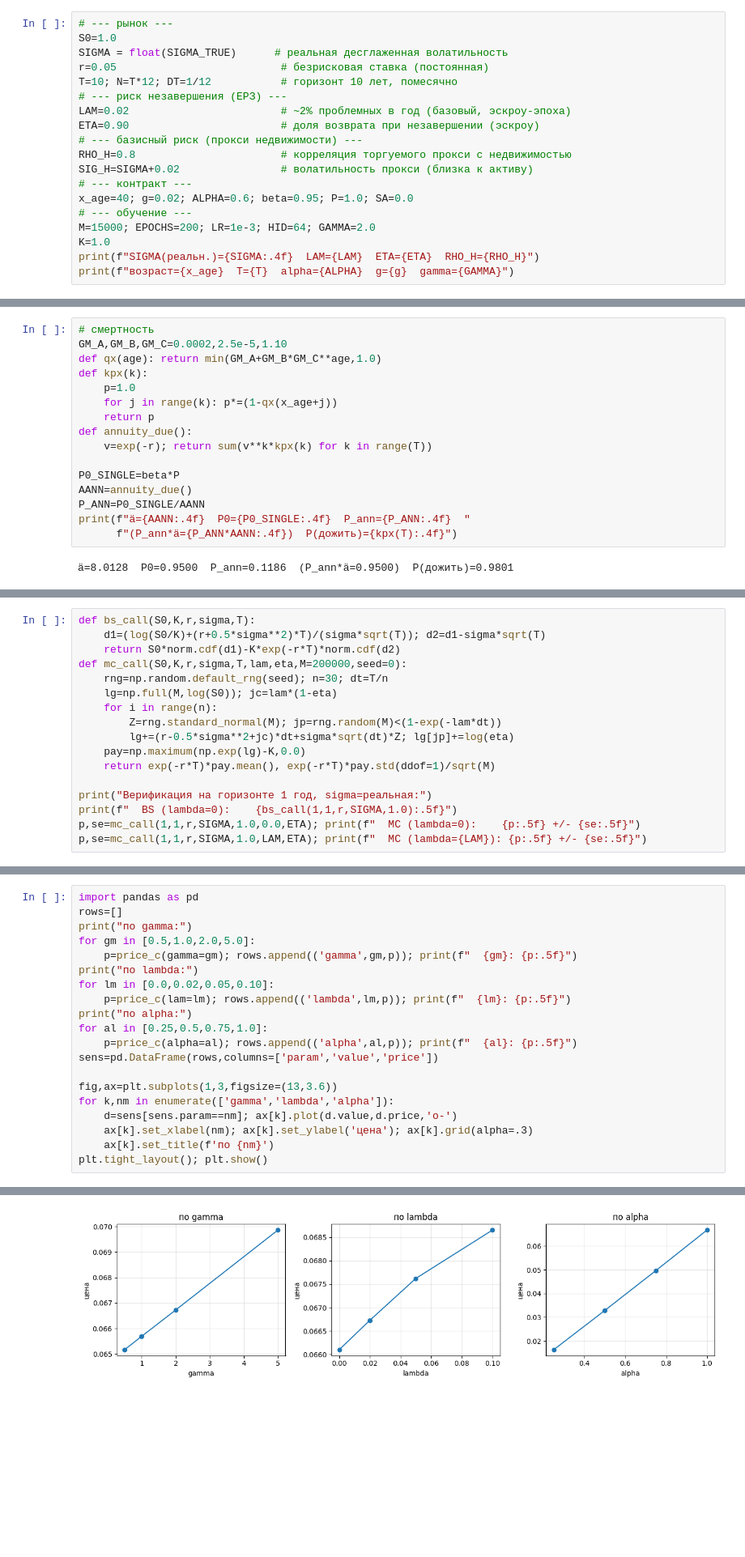
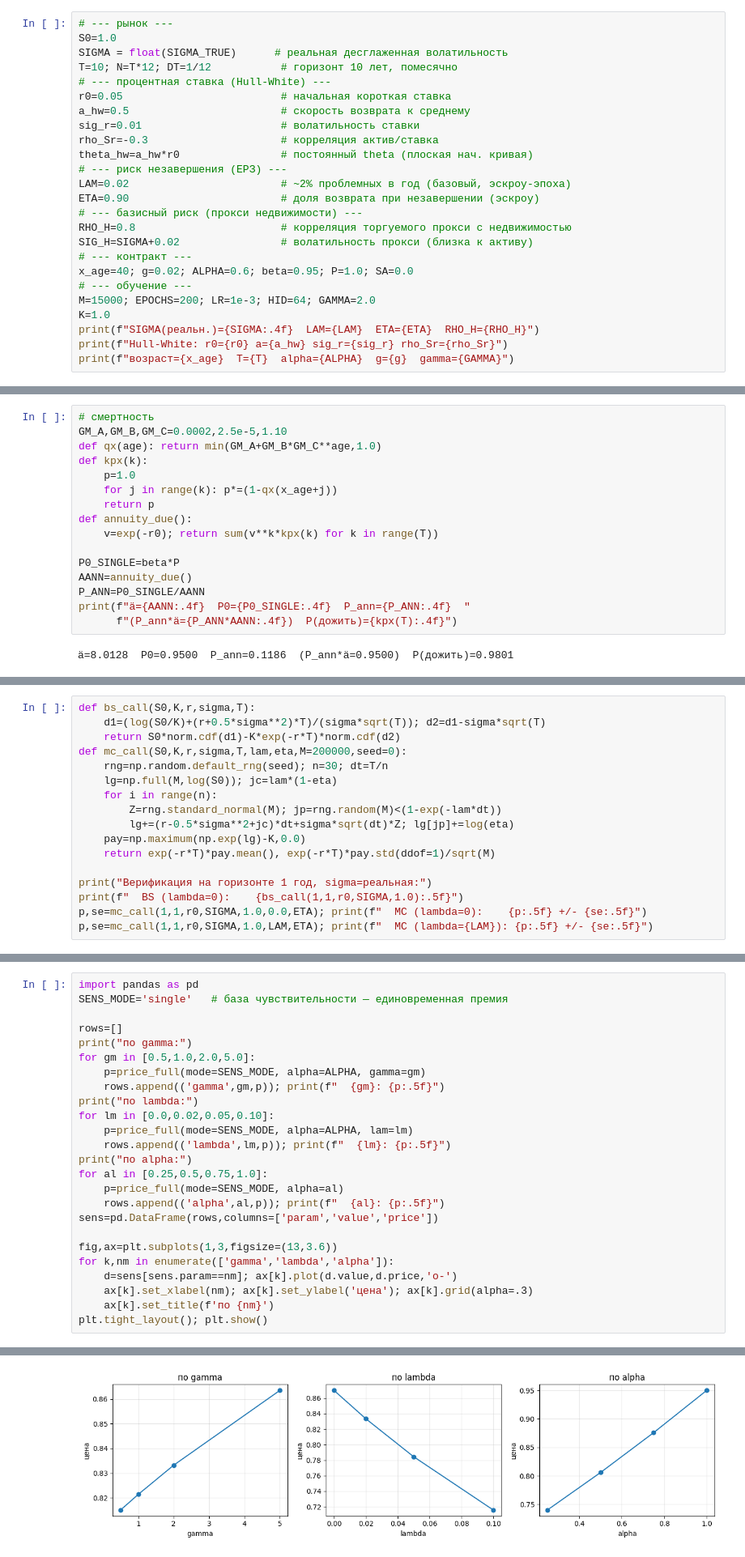
Before and after one commit to Limon4ik1LoVe/calculation_cost_participation_in_profits, a Jupyter notebook: calculator.ipynb, the cells around one changed output, grey strips where cells are left out. Shown at 81% size. Drawn from its saved outputs; the diff is of its cells as text; blank space fills up the shorter version.

```diff
--- a/calculator.ipynb
+++ b/calculator.ipynb
@@ -103,8 +103,13 @@ sigma десглаженная (год) = 0.0879  <-- используем в м
 # --- рынок ---
 S0=1.0
 SIGMA = float(SIGMA_TRUE)      # реальная десглаженная волатильность
-r=0.05                          # безрисковая ставка (постоянная)
 T=10; N=T*12; DT=1/12           # горизонт 10 лет, помесячно
+# --- процентная ставка (Hull-White) ---
+r0=0.05                         # начальная короткая ставка
+a_hw=0.5                        # скорость возврата к среднему
+sig_r=0.01                      # волатильность ставки
+rho_Sr=-0.3                     # корреляция актив/ставка
+theta_hw=a_hw*r0                # постоянный theta (плоская нач. кривая)
 # --- риск незавершения (ЕРЗ) ---
 LAM=0.02                        # ~2% проблемных в год (базовый, эскроу-эпоха)
 ETA=0.90                        # доля возврата при незавершении (эскроу)
@@ -117,6 +122,7 @@ x_age=40; g=0.02; ALPHA=0.6; beta=0.95; P=1.0; SA=0.0
 M=15000; EPOCHS=200; LR=1e-3; HID=64; GAMMA=2.0
 K=1.0
 print(f"SIGMA(реальн.)={SIGMA:.4f}  LAM={LAM}  ETA={ETA}  RHO_H={RHO_H}")
+print(f"Hull-White: r0={r0} a={a_hw} sig_r={sig_r} rho_Sr={rho_Sr}")
 print(f"возраст={x_age}  T={T}  alpha={ALPHA}  g={g}  gamma={GAMMA}")
 # %% [output]
 SIGMA(реальн.)=0.0879  LAM=0.02  ETA=0.9  RHO_H=0.8
@@ -137,7 +144,7 @@ def kpx(k):
     for j in range(k): p*=(1-qx(x_age+j))
     return p
 def annuity_due():
-    v=exp(-r); return sum(v**k*kpx(k) for k in range(T))
+    v=exp(-r0); return sum(v**k*kpx(k) for k in range(T))
 
 P0_SINGLE=beta*P
 AANN=annuity_due()
@@ -245,9 +309,9 @@ def mc_call(S0,K,r,sigma,T,lam,eta,M=200000,seed=0):
     return exp(-r*T)*pay.mean(), exp(-r*T)*pay.std(ddof=1)/sqrt(M)
 
 print("Верификация на горизонте 1 год, sigma=реальная:")
-print(f"  BS (lambda=0):    {bs_call(1,1,r,SIGMA,1.0):.5f}")
-p,se=mc_call(1,1,r,SIGMA,1.0,0.0,ETA); print(f"  MC (lambda=0):    {p:.5f} +/- {se:.5f}")
-p,se=mc_call(1,1,r,SIGMA,1.0,LAM,ETA); print(f"  MC (lambda={LAM}): {p:.5f} +/- {se:.5f}")
+print(f"  BS (lambda=0):    {bs_call(1,1,r0,SIGMA,1.0):.5f}")
+p,se=mc_call(1,1,r0,SIGMA,1.0,0.0,ETA); print(f"  MC (lambda=0):    {p:.5f} +/- {se:.5f}")
+p,se=mc_call(1,1,r0,SIGMA,1.0,LAM,ETA); print(f"  MC (lambda={LAM}): {p:.5f} +/- {se:.5f}")
 # %% [output]
 Верификация на горизонте 1 год, sigma=реальная:
   BS (lambda=0):    0.06396
@@ -316,15 +437,20 @@ def price_c(sigma=SIGMA,lam=LAM,rho_h=RHO_H,gamma=GAMMA,alpha=1.0,M=12000,epochs
 # %%
 import pandas as pd
+SENS_MODE='single'   # база чувствительности — единовременная премия
+
 rows=[]
 print("по gamma:")
 for gm in [0.5,1.0,2.0,5.0]:
-    p=price_c(gamma=gm); rows.append(('gamma',gm,p)); print(f"  {gm}: {p:.5f}")
+    p=price_full(mode=SENS_MODE, alpha=ALPHA, gamma=gm)
+    rows.append(('gamma',gm,p)); print(f"  {gm}: {p:.5f}")
 print("по lambda:")
 for lm in [0.0,0.02,0.05,0.10]:
-    p=price_c(lam=lm); rows.append(('lambda',lm,p)); print(f"  {lm}: {p:.5f}")
+    p=price_full(mode=SENS_MODE, alpha=ALPHA, lam=lm)
+    rows.append(('lambda',lm,p)); print(f"  {lm}: {p:.5f}")
 print("по alpha:")
 for al in [0.25,0.5,0.75,1.0]:
-    p=price_c(alpha=al); rows.append(('alpha',al,p)); print(f"  {al}: {p:.5f}")
+    p=price_full(mode=SENS_MODE, alpha=al)
+    rows.append(('alpha',al,p)); print(f"  {al}: {p:.5f}")
 sens=pd.DataFrame(rows,columns=['param','value','price'])
 
 fig,ax=plt.subplots(1,3,figsize=(13,3.6))
@@ -352,2 +478,2 @@ plt.tight_layout(); plt.show()
-[figure, old version]
+[figure, new version]
 # %%
```
Also changed, not shown: parts of 15 cells of this notebook, 1 other file.
